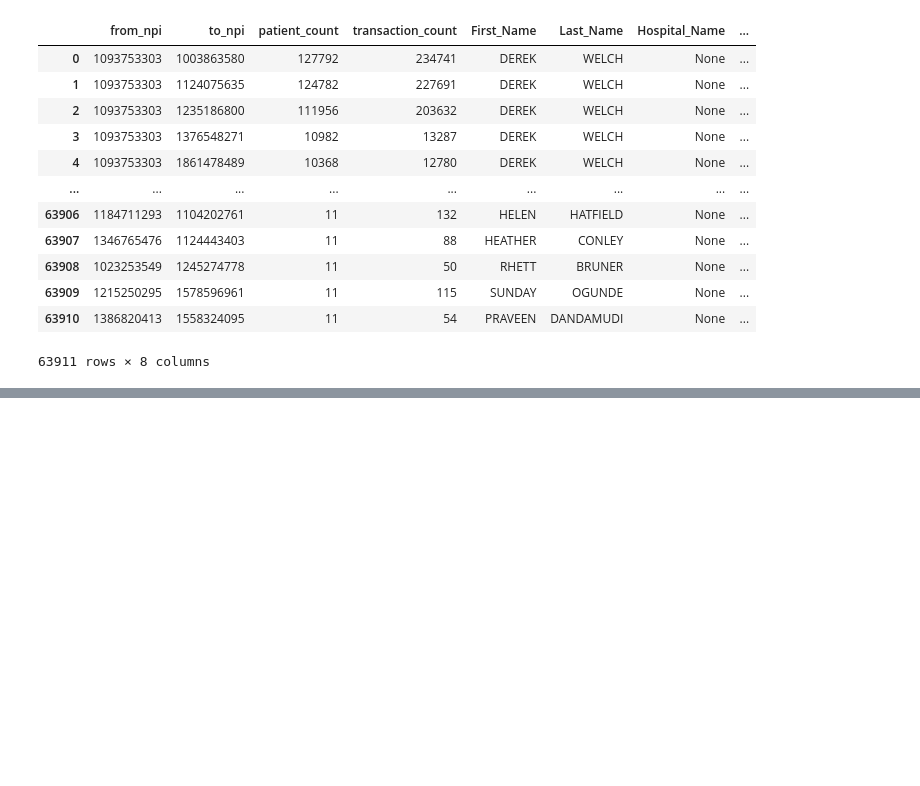
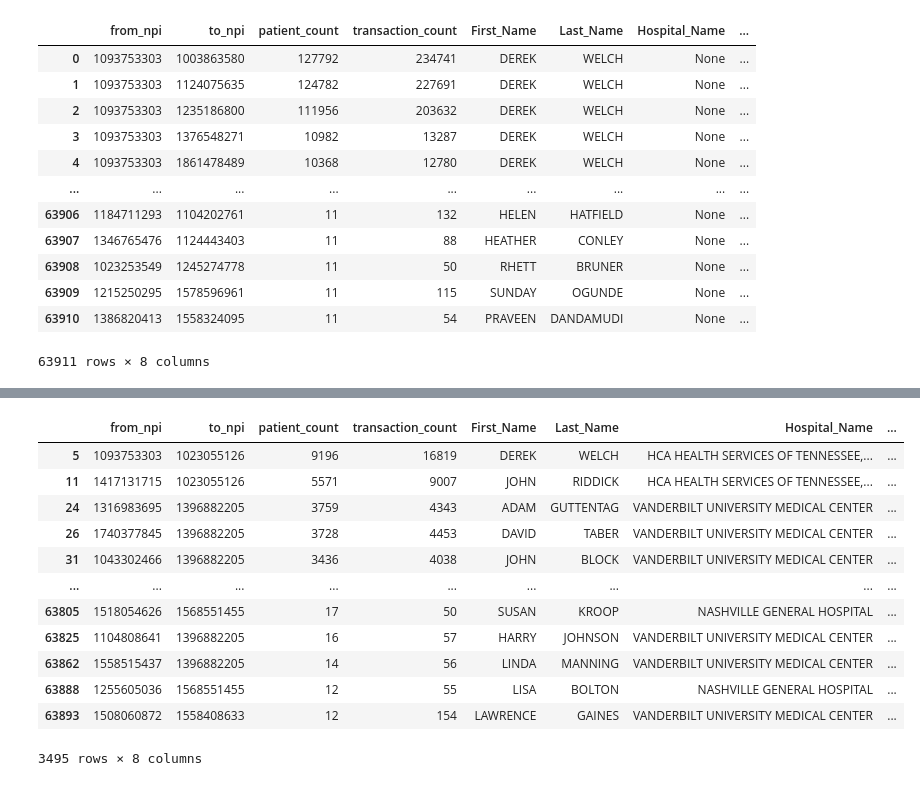
Before and after one commit to nss-data-science-cohort-6/hop_team-double-eagle-ii, a Jupyter notebook: Analysis -- v1.ipynb, the cells around one changed output, grey strips where cells are left out. Drawn from its saved outputs; the diff is of its cells as text; code cells hidden in the pictures; blank space fills up the shorter version.

```diff
--- a/Analysis -- v1.ipynb
+++ b/Analysis -- v1.ipynb
@@ -187,0 +220,24 @@ specialist_test
+# %%
+Nash_NPI = specialist_test[specialist_test.Hospital_Name.isin(['HCA HEALTH SERVICES OF TENNESSEE, INC.',
+       'VANDERBILT UNIVERSITY MEDICAL CENTER',
+       'HTI MEMORIAL HOSPITAL CORPORATION', 'SAINT THOMAS WEST HOSPITAL',
+       'NASHVILLE GENERAL HOSPITAL', "BAPTIST WOMEN'S HEALTH CENTER LLC",
+       'SELECT SPECIALTY HOSPITAL - NASHVILLE LLC', 'SETON CORPORATION',
+       'CURAHEALTH NASHVILLE, LLC',
+       'STATE OF TENNESSEE STATE F&A PAYROLL'])]
+
+Nash_NPI
+# %% [output]
+|  | from_npi | to_npi | patient_count | transaction_count | First_Name | Last_Name | Hospital_Name | ... |
+| 5 | 1093753303 | 1023055126 | 9196 | 16819 | DEREK | WELCH | HCA HEALTH SERVICES OF TENNESSEE,... | ... |
+| 11 | 1417131715 | 1023055126 | 5571 | 9007 | JOHN | RIDDICK | HCA HEALTH SERVICES OF TENNESSEE,... | ... |
+| 24 | 1316983695 | 1396882205 | 3759 | 4343 | ADAM | GUTTENTAG | VANDERBILT UNIVERSITY MEDICAL CENTER | ... |
+| 26 | 1740377845 | 1396882205 | 3728 | 4453 | DAVID | TABER | VANDERBILT UNIVERSITY MEDICAL CENTER | ... |
+| 31 | 1043302466 | 1396882205 | 3436 | 4038 | JOHN | BLOCK | VANDERBILT UNIVERSITY MEDICAL CENTER | ... |
+| ... | ... | ... | ... | ... | ... | ... | ... | ... |
+| 63805 | 1518054626 | 1568551455 | 17 | 50 | SUSAN | KROOP | NASHVILLE GENERAL HOSPITAL | ... |
+| 63825 | 1104808641 | 1396882205 | 16 | 57 | HARRY | JOHNSON | VANDERBILT UNIVERSITY MEDICAL CENTER | ... |
+| 63862 | 1558515437 | 1396882205 | 14 | 56 | LINDA | MANNING | VANDERBILT UNIVERSITY MEDICAL CENTER | ... |
+| 63888 | 1255605036 | 1568551455 | 12 | 55 | LISA | BOLTON | NASHVILLE GENERAL HOSPITAL | ... |
+| 63893 | 1508060872 | 1558408633 | 12 | 154 | LAWRENCE | GAINES | VANDERBILT UNIVERSITY MEDICAL CENTER | ... |
+3495 rows × 8 columns
```
Also changed, not shown: parts of 7 cells of this notebook.
